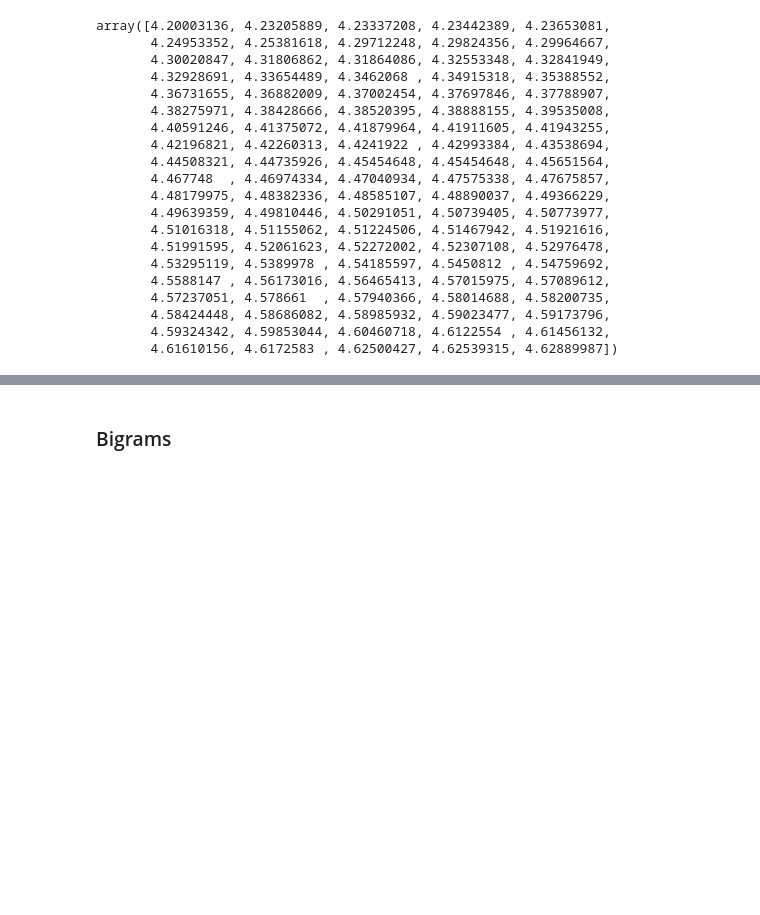
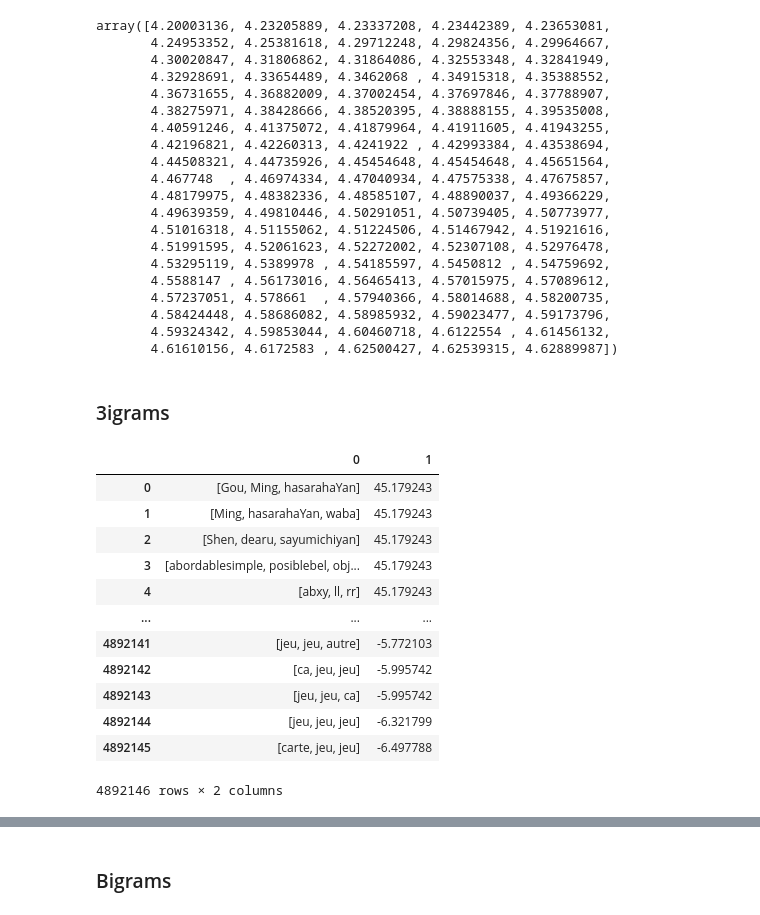
Before and after one commit to Franciline/Recommendation_system, a Jupyter notebook: corpus_build.ipynb, the cells around one changed output, grey strips where cells are left out. Drawn from its saved outputs; the diff is of its cells as text; code cells hidden in the pictures; blank space fills up the shorter version.

```diff
--- a/corpus_build.ipynb
+++ b/corpus_build.ipynb
@@ -530,3 +531,5 @@ array([4.20003136, 4.23205889, 4.23337208, 4.23442389, 4.23653081,
        4.58424448, 4.58686082, 4.58985932, 4.59023477, 4.59173796,
        4.59324342, 4.59853044, 4.60460718, 4.6122554 , 4.61456132,
        4.61610156, 4.6172583 , 4.62500427, 4.62539315, 4.62889987])
+# %% [markdown]
+### 3igrams
@@ -532,0 +542,21 @@ array([4.20003136, 4.23205889, 4.23337208, 4.23442389, 4.23653081,
+# %%
+trigram_finder = TrigramCollocationFinder.from_documents(comments["Lemma"].to_list())
+trigram_pmi = trigram_finder.score_ngrams(TrigramAssocMeasures.pmi)
+trigrams_df = pd.DataFrame(data=[list(info) for info in trigram_pmi])
+trigrams_df[0] = trigrams_df[0].apply(list)
+trigrams_df = trigrams_df.rename(columns={0:"trigram", 1:"pmi"})
+trigrams_df
+# %% [output]
+|  | 0 | 1 |
+| 0 | [Gou, Ming, hasarahaYan] | 45.179243 |
+| 1 | [Ming, hasarahaYan, waba] | 45.179243 |
+| 2 | [Shen, dearu, sayumichiyan] | 45.179243 |
+| 3 | [abordablesimple, posiblebel, obj... | 45.179243 |
+| 4 | [abxy, ll, rr] | 45.179243 |
+| ... | ... | ... |
+| 4892141 | [jeu, jeu, autre] | -5.772103 |
+| 4892142 | [ca, jeu, jeu] | -5.995742 |
+| 4892143 | [jeu, jeu, ca] | -5.995742 |
+| 4892144 | [jeu, jeu, jeu] | -6.321799 |
+| 4892145 | [carte, jeu, jeu] | -6.497788 |
+4892146 rows × 2 columns
```
Also changed, not shown: parts of 9 cells of this notebook.
